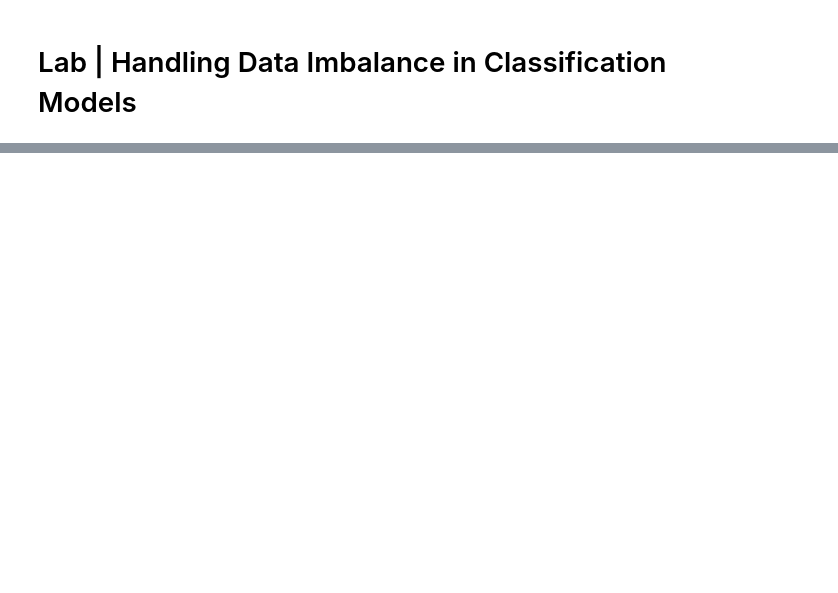
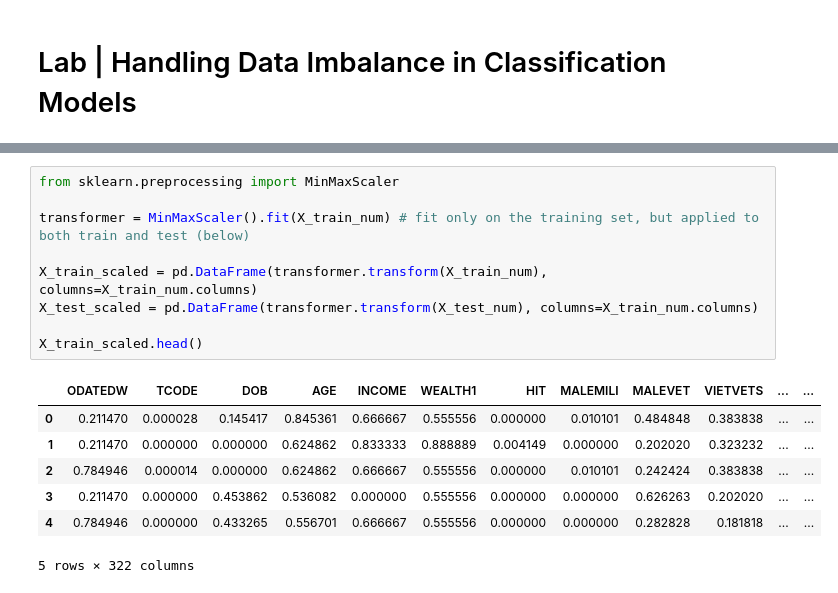
Before and after one commit to AGordon777/lab-revisiting-machine-learning, a Jupyter notebook: Handling Data Imbalance in Classification Models.ipynb, the cells around one changed output, grey strips where cells are left out. Cells and saved outputs as stored; diff of their text form; blank space fills up the shorter version.

```diff
--- a/Handling Data Imbalance in Classification Models.ipynb
+++ b/Handling Data Imbalance in Classification Models.ipynb
@@ -34,0 +156,17 @@ Each time fit the model and see how the accuracy of the model has changed.
+# %%
+from sklearn.preprocessing import MinMaxScaler
+
+transformer = MinMaxScaler().fit(X_train_num) # fit only on the training set, but applied to both train and test (below)
+
+X_train_scaled = pd.DataFrame(transformer.transform(X_train_num), columns=X_train_num.columns)
+X_test_scaled = pd.DataFrame(transformer.transform(X_test_num), columns=X_train_num.columns)
+
+X_train_scaled.head()
+# %% [output]
+|  | ODATEDW | TCODE | DOB | AGE | INCOME | WEALTH1 | HIT | MALEMILI | MALEVET | VIETVETS | ... | ... |
+| 0 | 0.211470 | 0.000028 | 0.145417 | 0.845361 | 0.666667 | 0.555556 | 0.000000 | 0.010101 | 0.484848 | 0.383838 | ... | ... |
+| 1 | 0.211470 | 0.000000 | 0.000000 | 0.624862 | 0.833333 | 0.888889 | 0.004149 | 0.000000 | 0.202020 | 0.323232 | ... | ... |
+| 2 | 0.784946 | 0.000014 | 0.000000 | 0.624862 | 0.666667 | 0.555556 | 0.000000 | 0.010101 | 0.242424 | 0.383838 | ... | ... |
+| 3 | 0.211470 | 0.000000 | 0.453862 | 0.536082 | 0.000000 | 0.555556 | 0.000000 | 0.000000 | 0.626263 | 0.202020 | ... | ... |
+| 4 | 0.784946 | 0.000000 | 0.433265 | 0.556701 | 0.666667 | 0.555556 | 0.000000 | 0.000000 | 0.282828 | 0.181818 | ... | ... |
+5 rows × 322 columns
```
Also changed, not shown: parts of 50 cells of this notebook.
